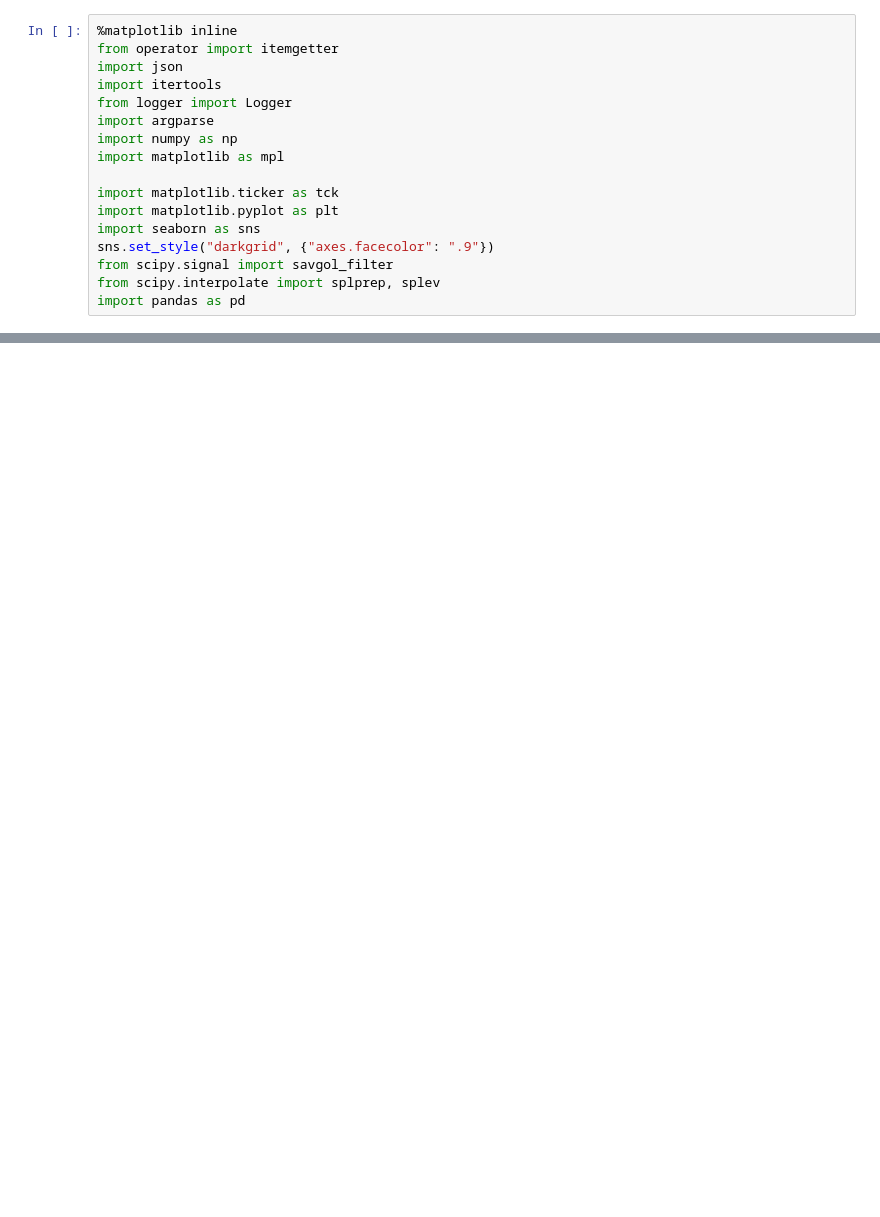
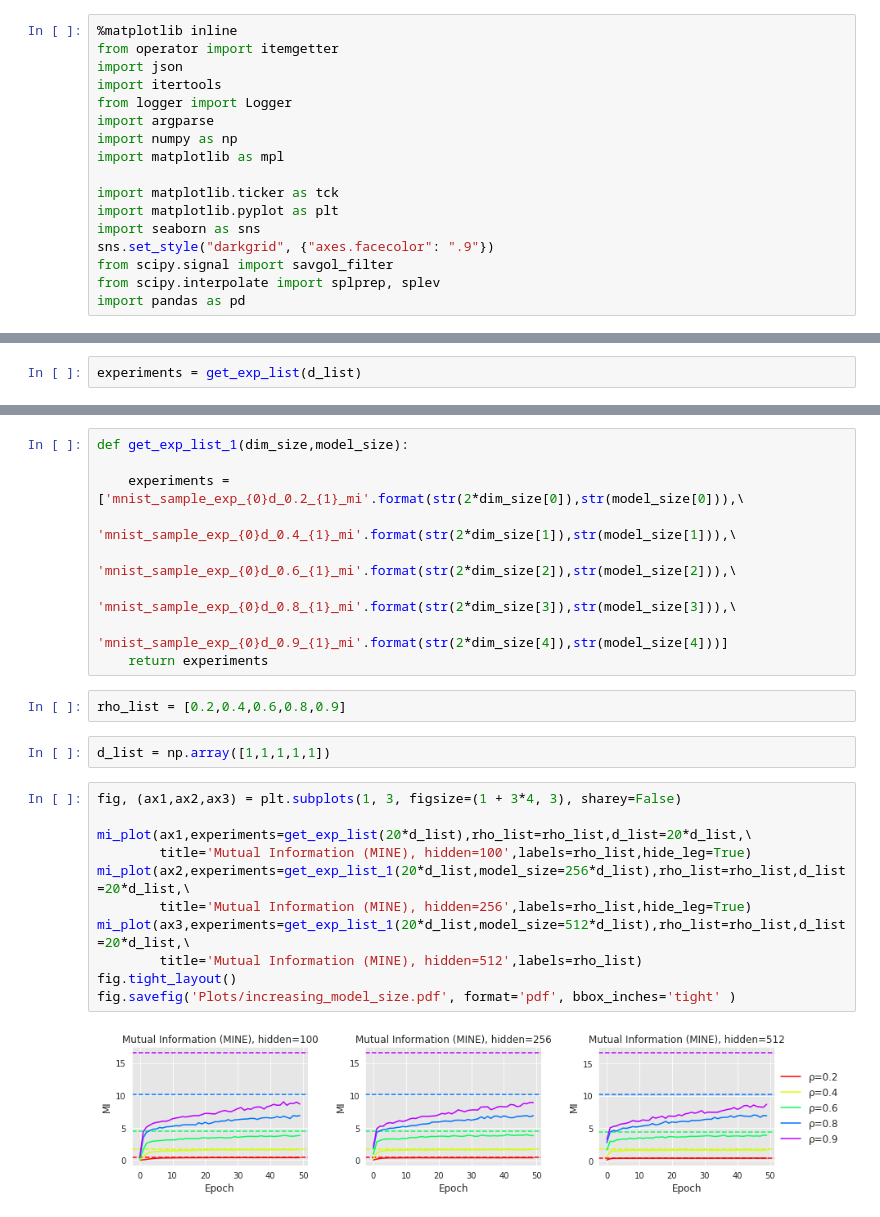
Before and after one commit to AdityaGolatkar/Mutual-Information, a Jupyter notebook: plots.ipynb, the cells around one changed output, grey strips where cells are left out. Cells and saved outputs as stored; diff of their text form; blank space fills up the shorter version.

```diff
--- a/plots.ipynb
+++ b/plots.ipynb
@@ -71 +83,3 @@ rho_list = [0.2,0.4,0.6,0.8,0.85,0.9]
+# %%
+experiments = get_exp_list(d_list)
 # %%
@@ -76,0 +99,26 @@ fig.savefig('Plots/mi.pdf', format='pdf', bbox_inches='tight' )
+# %%
+def get_exp_list_1(dim_size,model_size):
+
+    experiments = ['mnist_sample_exp_{0}d_0.2_{1}_mi'.format(str(2*dim_size[0]),str(model_size[0])),\
+                   'mnist_sample_exp_{0}d_0.4_{1}_mi'.format(str(2*dim_size[1]),str(model_size[1])),\
+                   'mnist_sample_exp_{0}d_0.6_{1}_mi'.format(str(2*dim_size[2]),str(model_size[2])),\
+                   'mnist_sample_exp_{0}d_0.8_{1}_mi'.format(str(2*dim_size[3]),str(model_size[3])),\
+                   'mnist_sample_exp_{0}d_0.9_{1}_mi'.format(str(2*dim_size[4]),str(model_size[4]))]
+    return experiments
+# %%
+rho_list = [0.2,0.4,0.6,0.8,0.9]
+# %%
+d_list = np.array([1,1,1,1,1])
+# %%
+fig, (ax1,ax2,ax3) = plt.subplots(1, 3, figsize=(1 + 3*4, 3), sharey=False)
+
+mi_plot(ax1,experiments=get_exp_list(20*d_list),rho_list=rho_list,d_list=20*d_list,\
+        title='Mutual Information (MINE), hidden=100',labels=rho_list,hide_leg=True)
+mi_plot(ax2,experiments=get_exp_list_1(20*d_list,model_size=256*d_list),rho_list=rho_list,d_list=20*d_list,\
+        title='Mutual Information (MINE), hidden=256',labels=rho_list,hide_leg=True)
+mi_plot(ax3,experiments=get_exp_list_1(20*d_list,model_size=512*d_list),rho_list=rho_list,d_list=20*d_list,\
+        title='Mutual Information (MINE), hidden=512',labels=rho_list)
+fig.tight_layout()
+fig.savefig('Plots/increasing_model_size.pdf', format='pdf', bbox_inches='tight' )
+# %% [output]
+[figure, added]
```
Also changed, not shown: parts of 9 cells of this notebook, 4 other files.
